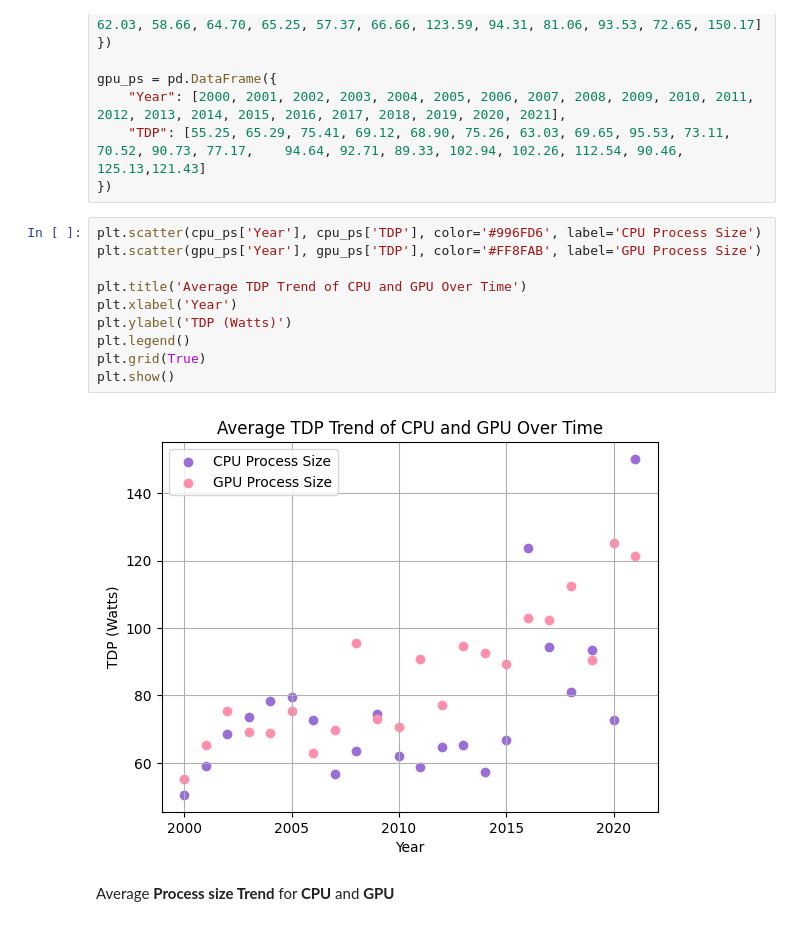
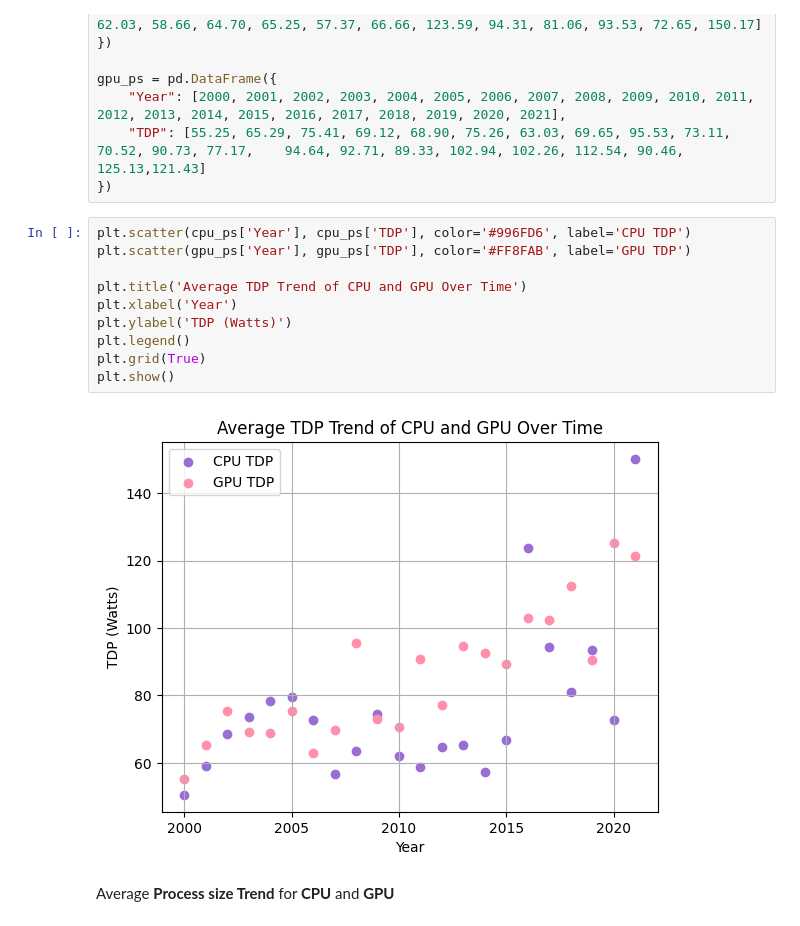
Before and after one commit to WendyInft/MATHEDA-INFANTE, a Jupyter notebook: WK8-Exploratory-Data-Analysis/Exercise/WK8-Exploratory-Data-Analysis.ipynb, the cells around one changed output. Drawn from its saved outputs; the diff is of its cells as text.

```diff
--- a/WK8-Exploratory-Data-Analysis/Exercise/WK8-Exploratory-Data-Analysis.ipynb
+++ b/WK8-Exploratory-Data-Analysis/Exercise/WK8-Exploratory-Data-Analysis.ipynb
@@ -885,17 +885,17 @@ gpu_ps = pd.DataFrame({
     "TDP": [55.25, 65.29, 75.41, 69.12, 68.90, 75.26, 63.03, 69.65, 95.53, 73.11, 70.52, 90.73, 77.17, 	94.64, 92.71, 89.33, 102.94, 102.26, 112.54, 90.46, 125.13,121.43]
 })
 # %%
-plt.scatter(cpu_ps['Year'], cpu_ps['TDP'], color='#996FD6', label='CPU Process Size')
-plt.scatter(gpu_ps['Year'], gpu_ps['TDP'], color='#FF8FAB', label='GPU Process Size')
+plt.scatter(cpu_ps['Year'], cpu_ps['TDP'], color='#996FD6', label='CPU TDP')
+plt.scatter(gpu_ps['Year'], gpu_ps['TDP'], color='#FF8FAB', label='GPU TDP')
 
 plt.title('Average TDP Trend of CPU and GPU Over Time')
 plt.xlabel('Year')
 plt.ylabel('TDP (Watts)')
 plt.legend()
 plt.grid(True)
 plt.show()
 # %% [output]
-[figure, old version]
+[figure, new version]
 # %% [markdown]
 Average **Process size Trend** for **CPU** and **GPU**
 # %%
```
